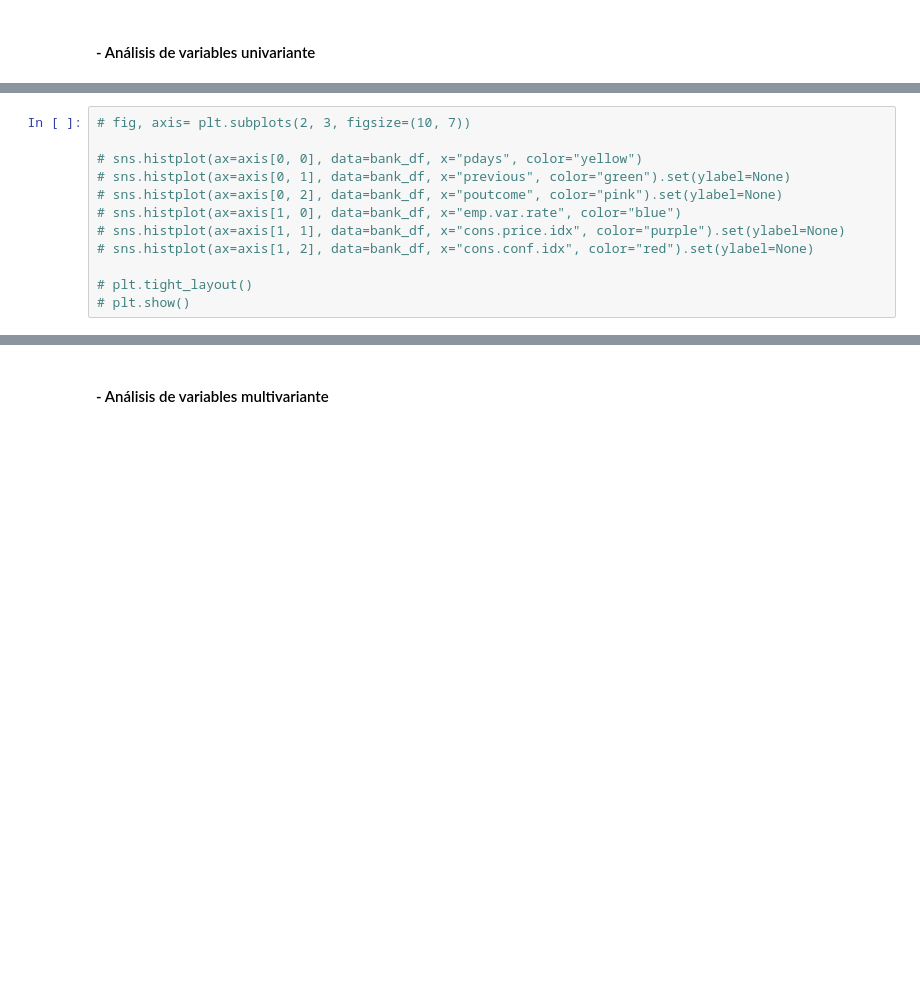
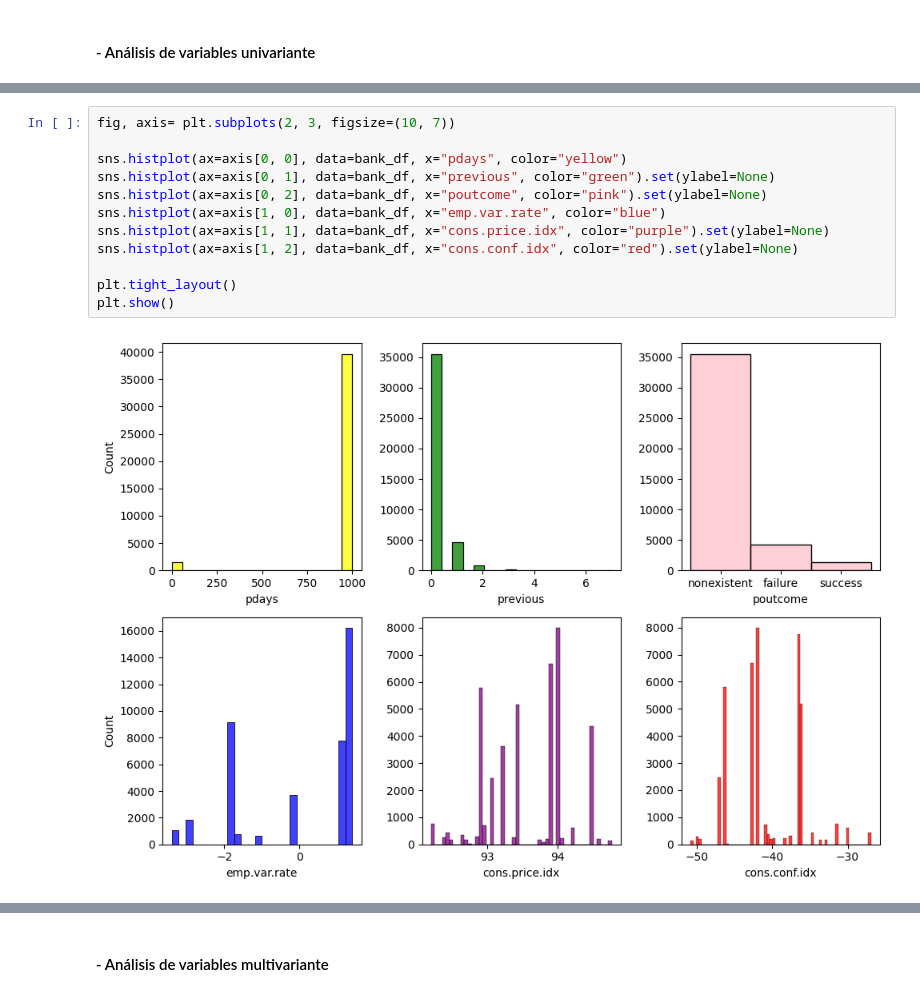
Before and after one commit to Pilizmt/logistic-regression-project-tutorial-pilarzarco, a Jupyter notebook: Bank.ipynb, the cells around one changed output, grey strips where cells are left out. Drawn from its saved outputs; the diff is of its cells as text; blank space fills up the shorter version.

```diff
--- a/Bank.ipynb
+++ b/Bank.ipynb
@@ -66,13 +87,15 @@ bank_df.head()
 # %%
-# fig, axis= plt.subplots(2, 3, figsize=(10, 7))
+fig, axis= plt.subplots(2, 3, figsize=(10, 7))
 
-# sns.histplot(ax=axis[0, 0], data=bank_df, x="pdays", color="yellow")
-# sns.histplot(ax=axis[0, 1], data=bank_df, x="previous", color="green").set(ylabel=None)
-# sns.histplot(ax=axis[0, 2], data=bank_df, x="poutcome", color="pink").set(ylabel=None)
-# sns.histplot(ax=axis[1, 0], data=bank_df, x="emp.var.rate", color="blue")
-# sns.histplot(ax=axis[1, 1], data=bank_df, x="cons.price.idx", color="purple").set(ylabel=None)
-# sns.histplot(ax=axis[1, 2], data=bank_df, x="cons.conf.idx", color="red").set(ylabel=None)
+sns.histplot(ax=axis[0, 0], data=bank_df, x="pdays", color="yellow")
+sns.histplot(ax=axis[0, 1], data=bank_df, x="previous", color="green").set(ylabel=None)
+sns.histplot(ax=axis[0, 2], data=bank_df, x="poutcome", color="pink").set(ylabel=None)
+sns.histplot(ax=axis[1, 0], data=bank_df, x="emp.var.rate", color="blue")
+sns.histplot(ax=axis[1, 1], data=bank_df, x="cons.price.idx", color="purple").set(ylabel=None)
+sns.histplot(ax=axis[1, 2], data=bank_df, x="cons.conf.idx", color="red").set(ylabel=None)
 
-# plt.tight_layout()
-# plt.show()
+plt.tight_layout()
+plt.show()
+# %% [output]
+[figure, added]
 # %%
```
Also changed, not shown: parts of 17 cells of this notebook.
